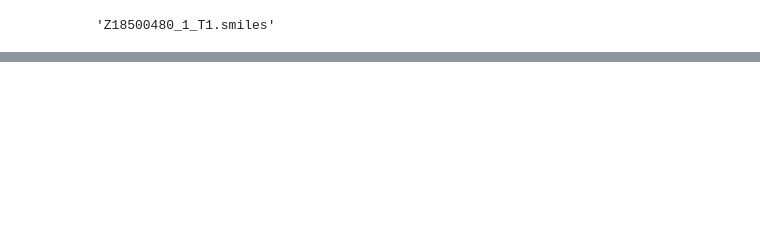
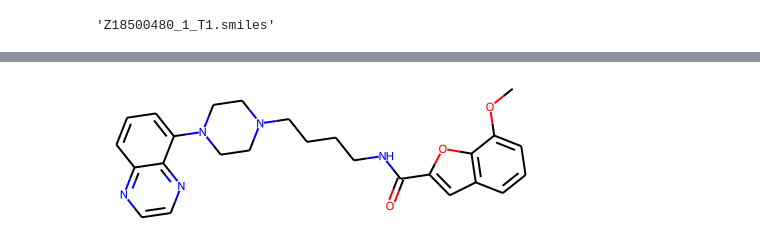
Before and after one commit to wewewexiao2008/virtual-screen, a Jupyter notebook: notebook.ipynb, the cells around one changed output, grey strips where cells are left out. Saved outputs shown, nothing was run; the diff lists cells and outputs as text; code cells hidden in the pictures; blank space fills up the shorter version.

```diff
--- a/notebook.ipynb
+++ b/notebook.ipynb
@@ -115,0 +183,24 @@ pybelmol.write("sdf", "outputfile.sdf")
+# %%
+from rdkit.Chem.Draw import SimilarityMaps
+
+# 目标分子
+targetmol = Chem.MolFromSmiles(
+    'COc1cccc2cc(C(=O)NCCCCN3CCN(c4cccc5nccnc54)CC3)oc21')
+# 参考分子
+refmol = Chem.MolFromSmiles('CCCN(CCCCN1CCN(c2ccccc2OC)CC1)Cc1ccc2ccccc2c1')
+
+Draw.MolDraw2DSVG(400, 400)
+d.ClearDrawing()
+target_mol_simi_fig, maxweight = SimilarityMaps.GetSimilarityMapForFingerprint(
+    refmol,
+    targetmol,
+    lambda m, i: SimilarityMaps.GetMorganFingerprint(
+        m, i, radius=2, fpType='bv'),
+    draw2d=d
+)
+print(target_mol_simi_fig)  # Figure(250x250)
+print(maxweight)  # 0.12255947497949138
+d.FinishDrawing()
+with open('./mol28.svg', 'w+') as outf:
+    outf.write(d.GetDrawingText())
+# d.ClearDrawing()
@@ -115,0 +264,4 @@ pybelmol.write("sdf", "outputfile.sdf")
+# %%
+targetmol
+# %% [output]
+[figure, added]
```
Also changed, not shown: parts of 29 cells of this notebook, 6 other files.
